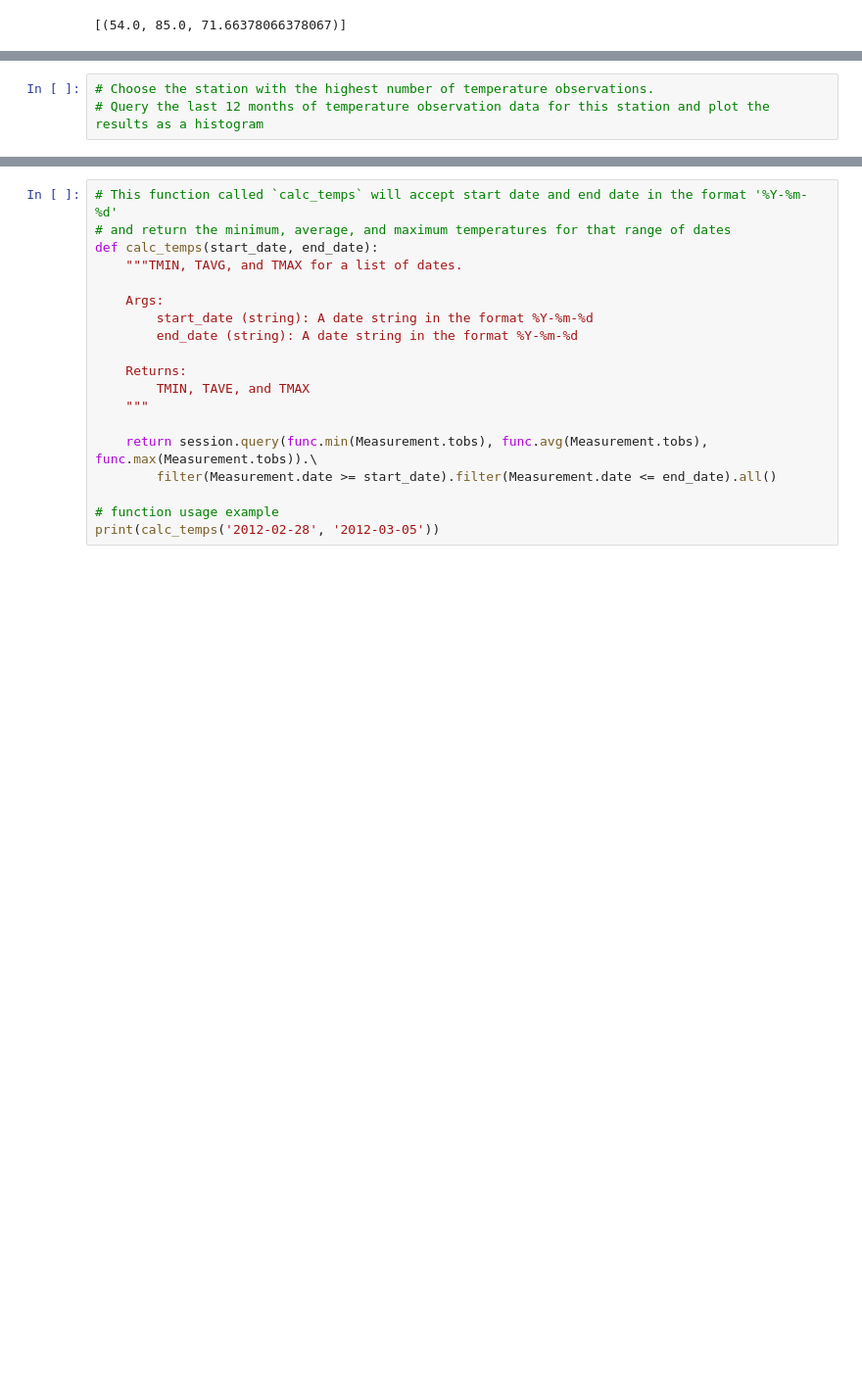
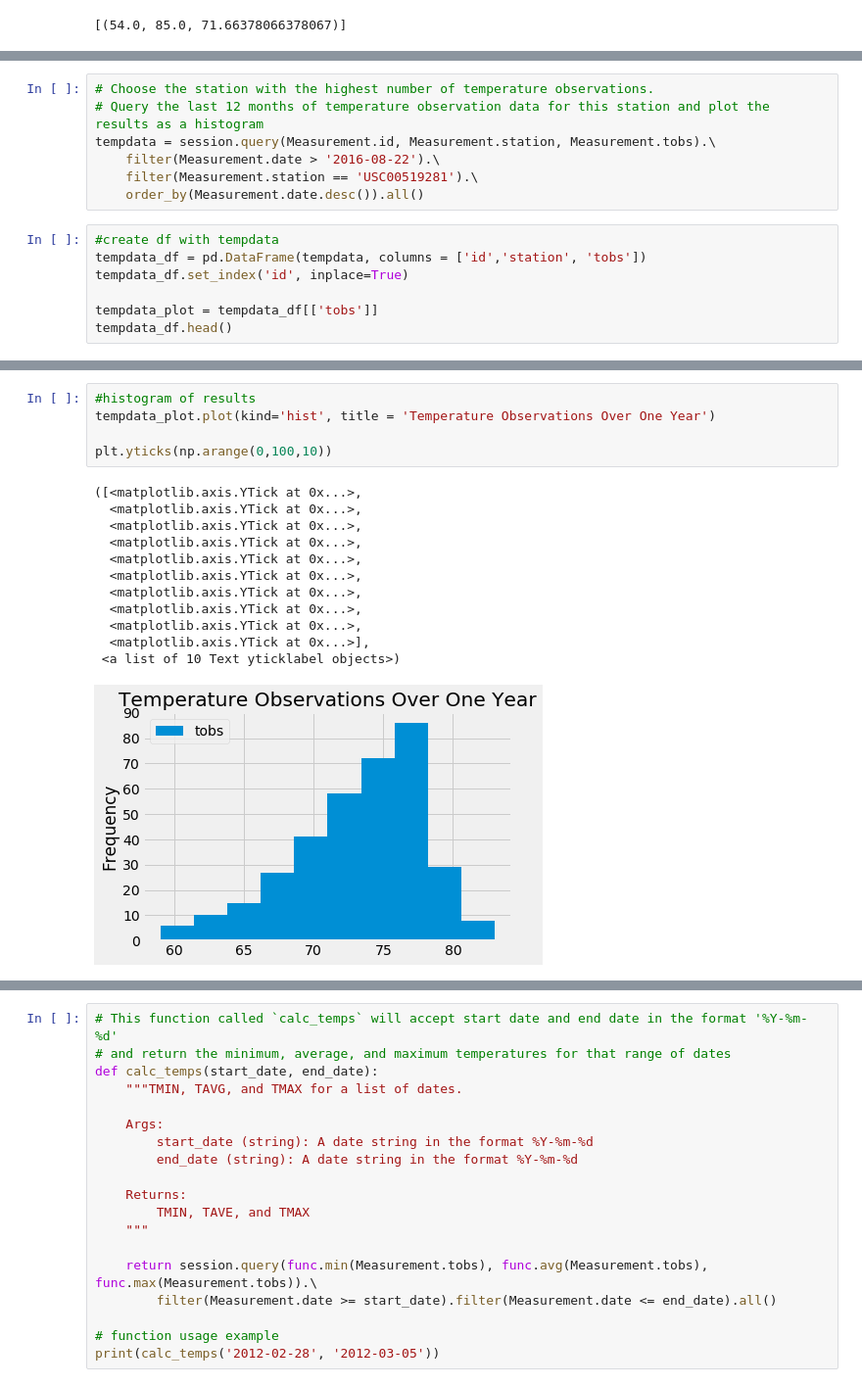
Before and after one commit to JKx2020/sqlalchemy-challenge, a Jupyter notebook: climate_starter.ipynb, the cells around one changed output, grey strips where cells are left out. Shown at 98% size. Saved outputs shown, nothing was run; the diff lists cells and outputs as text; blank space fills up the shorter version.

Commit message:
graphs

```diff
--- a/climate_starter.ipynb
+++ b/climate_starter.ipynb
@@ -196,3 +215,14 @@ print(most_active)
 # %%
 # Choose the station with the highest number of temperature observations.
 # Query the last 12 months of temperature observation data for this station and plot the results as a histogram
+tempdata = session.query(Measurement.id, Measurement.station, Measurement.tobs).\
+    filter(Measurement.date > '2016-08-22').\
+    filter(Measurement.station == 'USC00519281').\
+    order_by(Measurement.date.desc()).all()
+# %%
+#create df with tempdata
+tempdata_df = pd.DataFrame(tempdata, columns = ['id','station', 'tobs'])
+tempdata_df.set_index('id', inplace=True)
+
+tempdata_plot = tempdata_df[['tobs']]
+tempdata_df.head()
@@ -199,3 +237,21 @@ print(most_active)
+# %%
+#histogram of results
+tempdata_plot.plot(kind='hist', title = 'Temperature Observations Over One Year')
+
+plt.yticks(np.arange(0,100,10))
+# %% [output]
+([<matplotlib.axis.YTick at 0x...>,
+  <matplotlib.axis.YTick at 0x...>,
+  <matplotlib.axis.YTick at 0x...>,
+  <matplotlib.axis.YTick at 0x...>,
+  <matplotlib.axis.YTick at 0x...>,
+  <matplotlib.axis.YTick at 0x...>,
+  <matplotlib.axis.YTick at 0x...>,
+  <matplotlib.axis.YTick at 0x...>,
+  <matplotlib.axis.YTick at 0x...>,
+  <matplotlib.axis.YTick at 0x...>],
+ <a list of 10 Text yticklabel objects>)
+[figure, added]
 # %% [markdown]
 ![precipitation](Images/station-histogram.png)
 # %%
```
Also changed, not shown: parts of 3 cells of this notebook.
